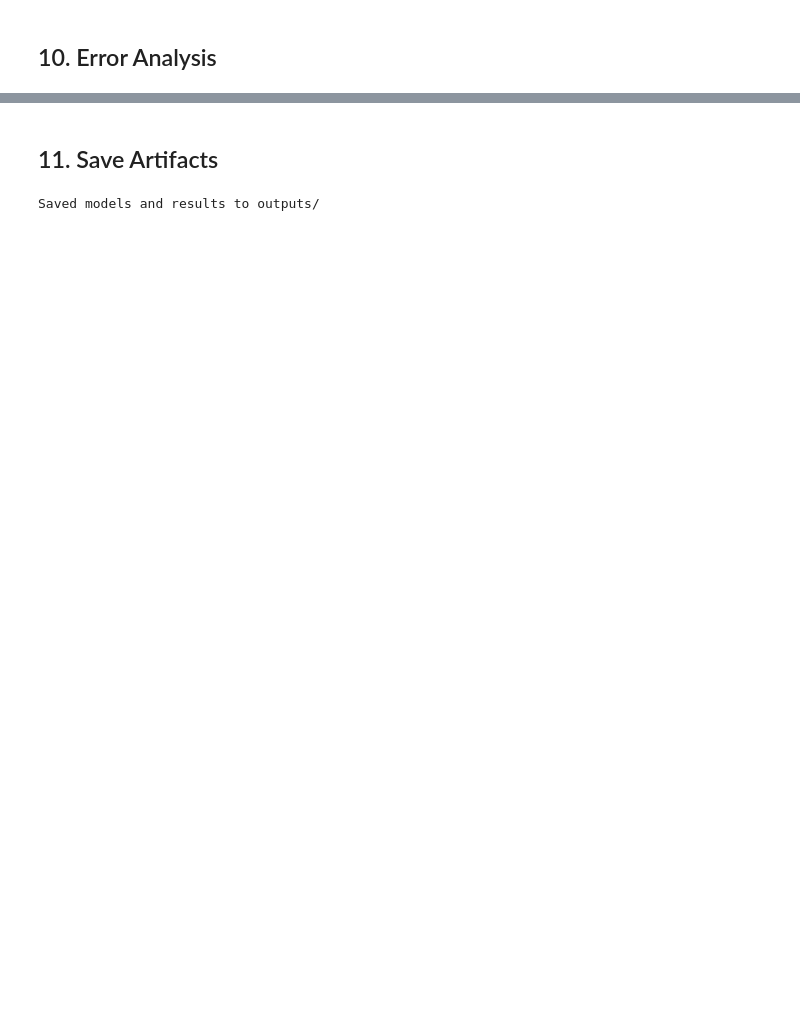
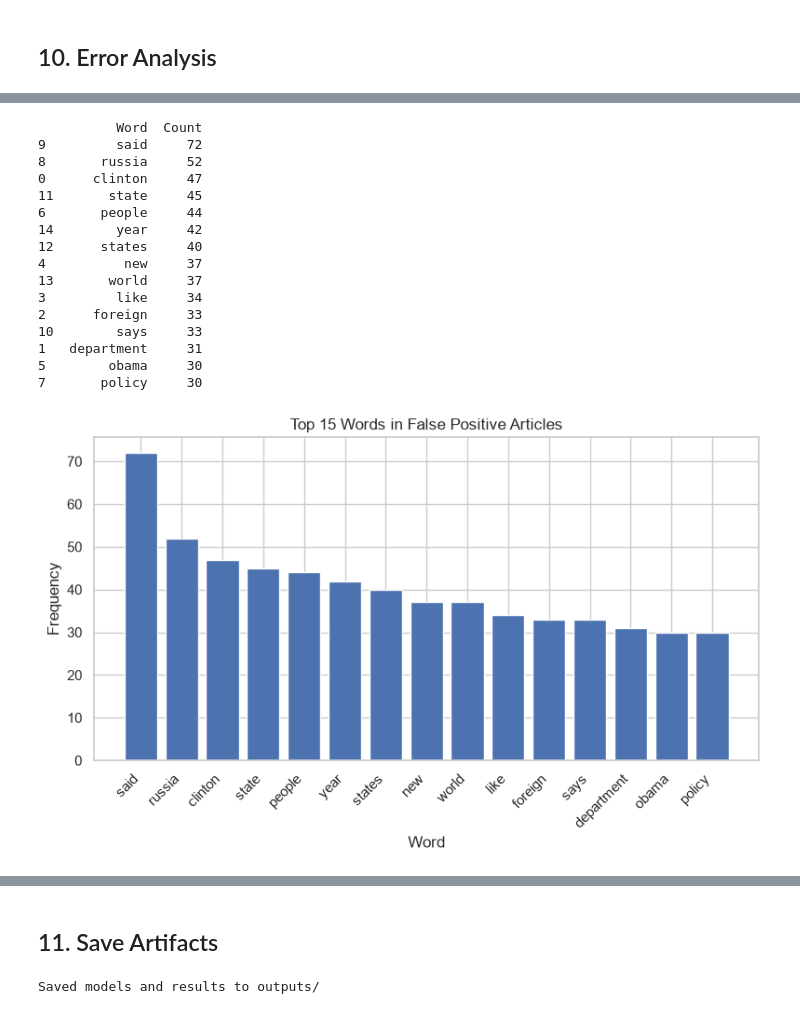
Before and after one commit to RangoSeto/fake-news-detection, a Jupyter notebook: 02_baseline_models.ipynb, the cells around one changed output, grey strips where cells are left out. Drawn from its saved outputs; the diff is of its cells as text; code cells hidden in the pictures; blank space fills up the shorter version.

```diff
--- a/02_baseline_models.ipynb
+++ b/02_baseline_models.ipynb
@@ -317,0 +410,61 @@ Snippet: Muslims regularly use “Inshallah” (“God Willing” in Arabic) and
+# %%
+from sklearn.feature_extraction.text import CountVectorizer
+import pandas as pd
+import matplotlib.pyplot as plt
+
+# False Positive article text
+fp_sample = false_positives["full_text"]
+
+# Count top words
+cv = CountVectorizer(
+    stop_words="english",
+    max_features=15
+)
+
+X = cv.fit_transform(fp_sample)
+
+# Create DataFrame
+fp_words = pd.DataFrame({
+    "Word": cv.get_feature_names_out(),
+    "Count": X.sum(axis=0).A1
+}).sort_values("Count", ascending=False)
+
+# Display table
+print(fp_words)
+
+# Plot bar chart
+plt.figure(figsize=(8,5))
+plt.bar(fp_words["Word"], fp_words["Count"])
+
+plt.xticks(rotation=45, ha="right")
+plt.xlabel("Word")
+plt.ylabel("Frequency")
+plt.title("Top 15 Words in False Positive Articles")
+
+plt.tight_layout()
+
+plt.savefig(
+    FIGURES_DIR / "false_positive_top_words_bar.png",
+    dpi=300,
+    bbox_inches="tight"
+)
+
+plt.show()
+# %% [output]
+          Word  Count
+9         said     72
+8       russia     52
+0      clinton     47
+11       state     45
+6       people     44
+14        year     42
+12      states     40
+4          new     37
+13       world     37
+3         like     34
+2      foreign     33
+10        says     33
+1   department     31
+5        obama     30
+7       policy     30
+[figure, added]
```
Also changed, not shown: parts of 16 cells of this notebook, 17 other files.
